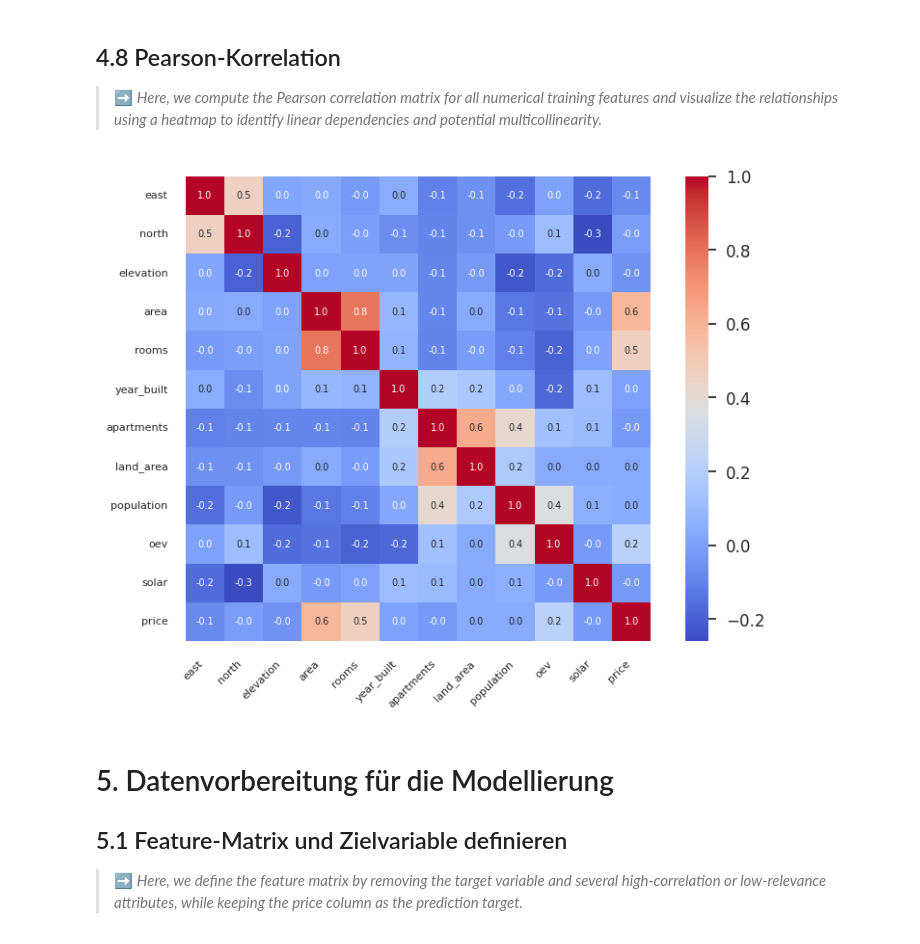
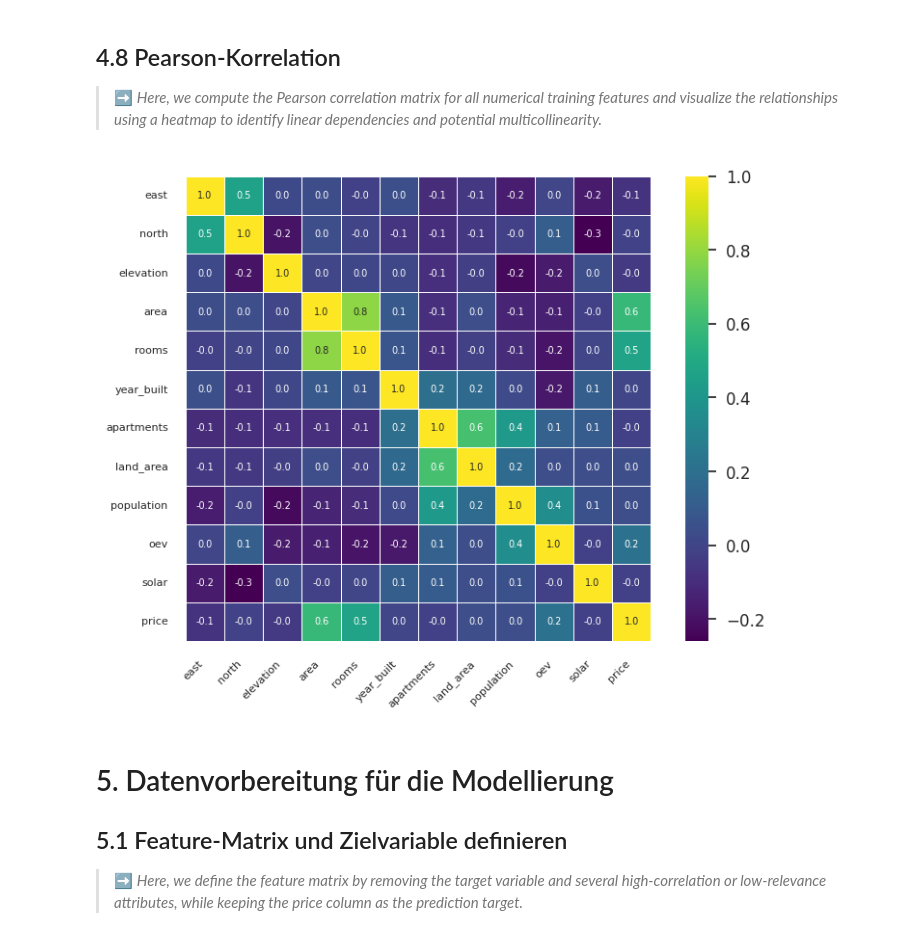
Before and after one commit to wadafacc/dspro1, a Jupyter notebook: src/notebooks/model_v2.ipynb, the cells around one changed output. Drawn from its saved outputs; the diff is of its cells as text; code cells hidden in the pictures.

```diff
--- a/src/notebooks/model_v2.ipynb
+++ b/src/notebooks/model_v2.ipynb
@@ -842,24 +849,26 @@ CatBoostRegr:
 # %%
 corr = train.corr(method="pearson")
 
 plt.figure(figsize=(8, 6))
 
 sns.heatmap(
     corr,
-    cmap="coolwarm",      # statt "RdBu"
+    cmap="viridis",          # einheitliches Corporate‑Design
     annot=True,
     fmt=".1f",
     annot_kws={"size": 7},
-    square=True
+    square=True,
+    linewidths=0.5,
+    linecolor="white"
 )
 
 plt.xticks(rotation=45, ha="right", fontsize=8)
 plt.yticks(rotation=0, fontsize=8)
 
 plt.tight_layout()
 plt.show()
 # %% [output]
-[figure, old version]
+[figure, new version]
 # %% [markdown]
 # 5. Datenvorbereitung für die Modellierung
 
```
Also changed, not shown: parts of 13 cells of this notebook, 3 other files.
